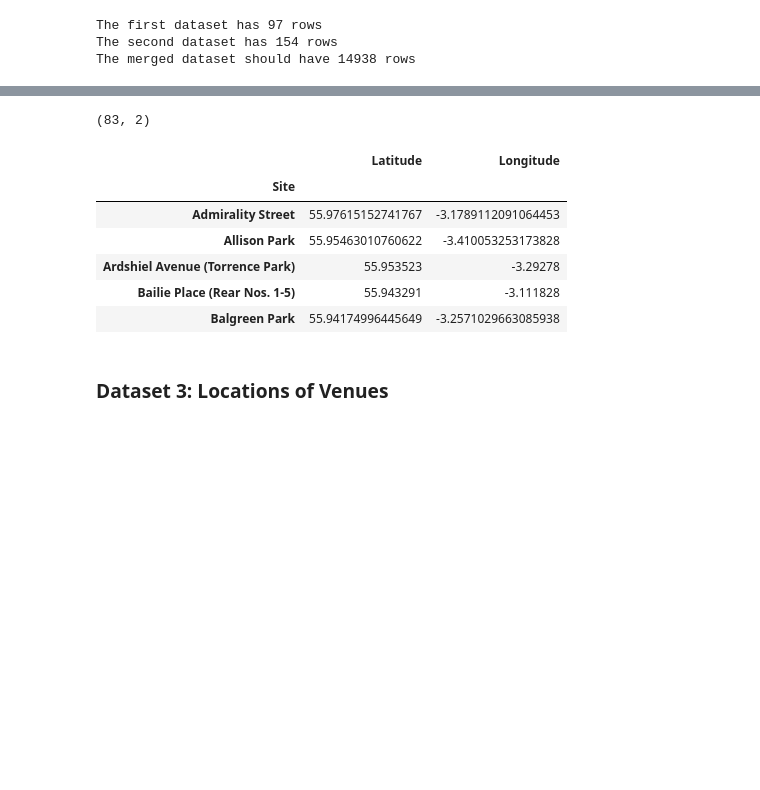
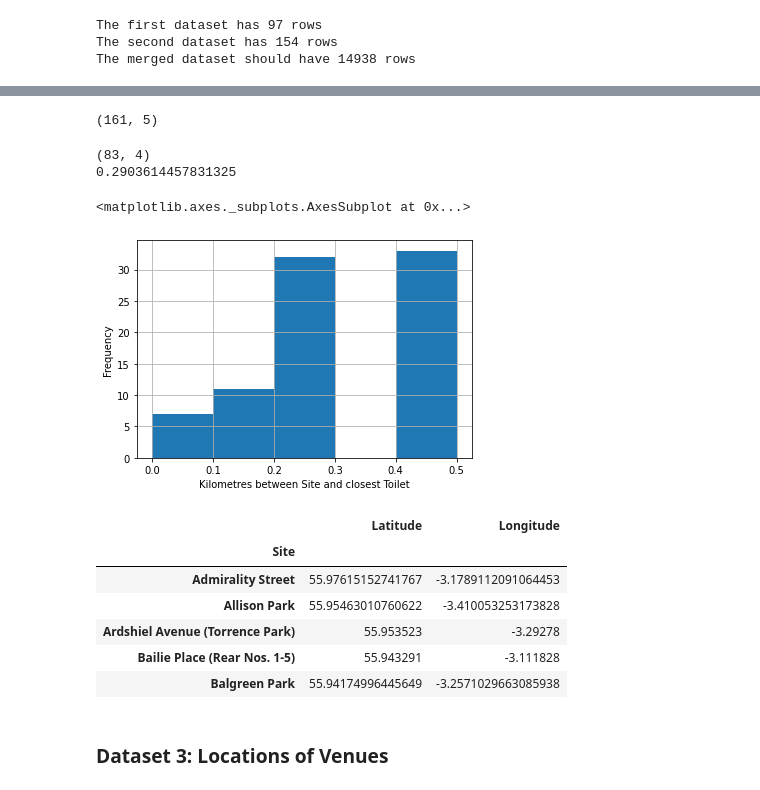
Before and after one commit to hollytibble/Coursera_Capstone, a Jupyter notebook: Holly's Data Science Capstone Project.ipynb, the cells around one changed output, grey strips where cells are left out. Drawn from its saved outputs; the diff is of its cells as text; code cells hidden in the pictures; blank space fills up the shorter version.

```diff
--- a/Holly's Data Science Capstone Project.ipynb
+++ b/Holly's Data Science Capstone Project.ipynb
@@ -95,23 +101,39 @@ The merged dataset has 14938 rows
 | 2 | Ainslie Park Leisure Centre | 55.972014831,-3.2304253895 | Ardshiel Avenue (Torrence Park) | 55.953523,-3.29278 |
 | 3 | Ainslie Park Leisure Centre | 55.972014831,-3.2304253895 | Bailie Place (Rear Nos. 1-5) | 55.943291,-3.111828 |
 | 4 | Ainslie Park Leisure Centre | 55.972014831,-3.2304253895 | Balgreen Park | 55.94174996445649,-3.257102966308... |
+# %%
+df['nearest_toilet_km'] = round(df.apply(lambda row: geopy.distance.distance(row['Toilet_Location'],
+                                                                         row['Site_Location']).km,
+                                     axis=1),1)
+# Let's drop those with distance more than 500m
+df=df[df['nearest_toilet_km']<=0.5]
+print(df.shape)
+# %% [output]
+(161, 5)
+# %%
+#Mean closest distance from remaining sites
+plot_df=df.sort_values(['Site','nearest_toilet_km']).groupby('Site', axis=0).first()
+print(plot_df.shape)
+print(plot_df['nearest_toilet_km'].mean(axis=0))
+x=plot_df['nearest_toilet_km'].hist(bins=5)
+x.set_xlabel("Kilometres between Site and closest Toilet")
+x.set_ylabel("Frequency")
+x
+# %% [output]
+(83, 4)
+0.2903614457831325
+<matplotlib.axes._subplots.AxesSubplot at 0x...>
+[figure, added]
 # %%
-import geopy.distance
-df['nearest_toilet_km'] = round(df.apply(lambda row: geopy.distance.distance(row['Toilet_Location'],
-                                                                         row['Site_Location']).km,
-                                     axis=1),1)
-# Let's drop those with distance more than 1km
-df=df[df['nearest_toilet_km']<=0.5].drop('nearest_toilet_km',axis=1)
+# Make a df of the playareas, keeping only unique sites (with a toilet within 500m)
+df_playareas=plot_df[['Site_Location']]
+df_playareas = df_playareas.groupby('Site', axis=0).first()
 
-# Make a df of the playareas, keeping only unique sites (with a toilet within a km)
-df_playareas=df[['Site','Site_Location']]
-df_playareas = df_playareas.groupby('Site', axis=0).first()
 # Split the coordinates into latitude and longitude, as the next function will need
 df_playareas[['Latitude','Longitude']]=df_playareas['Site_Location'].str.split(',', expand=True)
 df_playareas=df_playareas.drop('Site_Location', axis=1)
 df_playareas.head()
 # %% [output]
-(83, 2)
 |  | Latitude | Longitude |
 | Site |  |  |
 | Admirality Street | 55.97615152741767 | -3.1789112091064453 |
```
Also changed, not shown: parts of 17 cells of this notebook, 2 other files.
